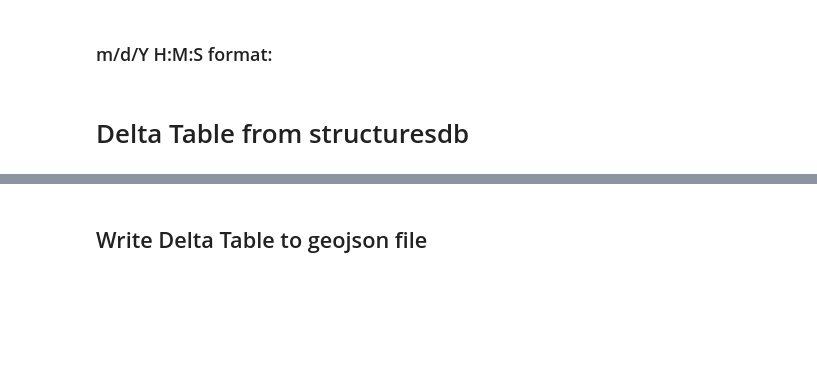
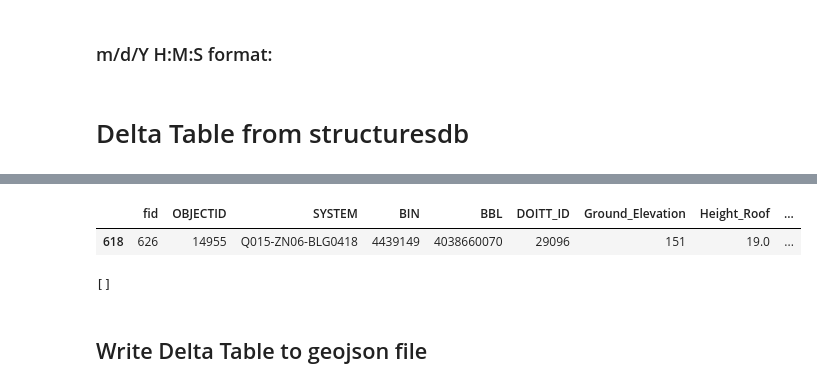
Before and after one commit to NYCParks-data/Structures, a Jupyter notebook: scripts/weekly_pre_QA/pre_QA_esri_push.ipynb, the cells around one changed output, grey strips where cells are left out. Cells and saved outputs as stored; diff of their text form; code cells hidden in the pictures; blank space fills up the shorter version.

```diff
--- a/scripts/weekly_pre_QA/pre_QA_esri_push.ipynb
+++ b/scripts/weekly_pre_QA/pre_QA_esri_push.ipynb
@@ -112,3 +117,8 @@ struct_deltas.head()
+# %%
+struct_deltas[struct_deltas['SYSTEM']=='Q015-ZN06-BLG0418']
+# %% [output]
+|  | fid | OBJECTID | SYSTEM | BIN | BBL | DOITT_ID | Ground_Elevation | Height_Roof | ... |
+| 618 | 626 | 14955 | Q015-ZN06-BLG0418 | 4439149 | 4038660070 | 29096 | 151 | 19.0 | ... |
 # %%
 multipolygons = []
 
@@ -122,6 +132,10 @@ if len(multipolygons)!=0:
     send_email('mycontacts.txt','multipoly_mssg.txt', subject = 'multipolygons', e=mssg)
 
 struct_deltas = struct_deltas[~struct_deltas['SYSTEM'].isin(multipolygons)]
+# %%
+multipolygons
+# %% [output]
+[]
 # %% [markdown]
 ## Write Delta Table to geojson file
 # %%
```
Also changed, not shown: parts of 11 cells of this notebook.
